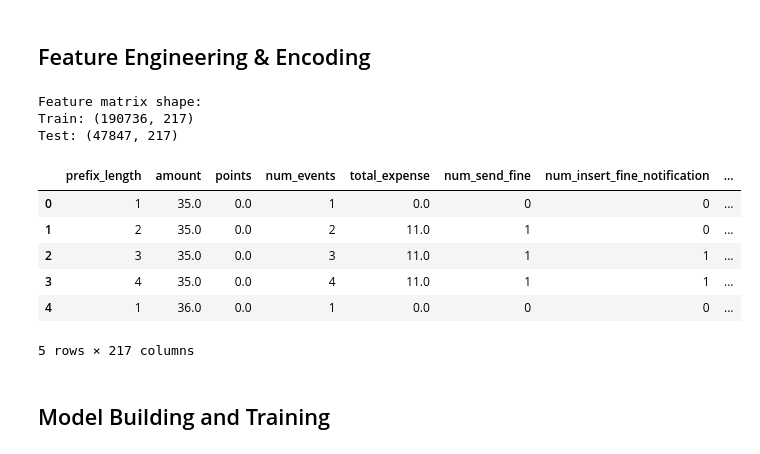
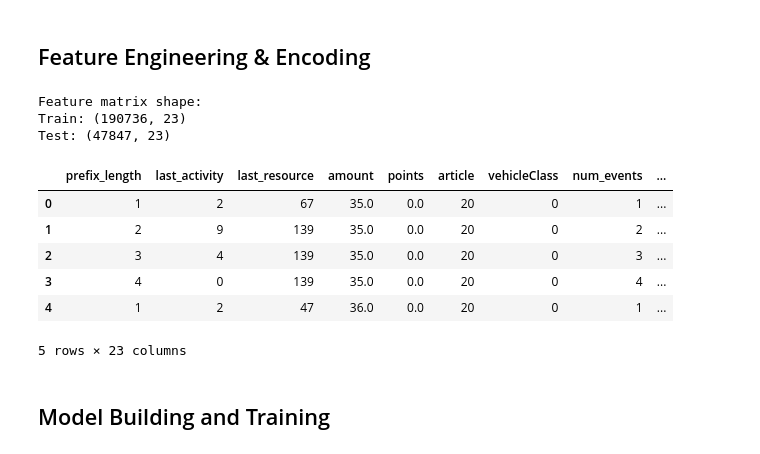
Before and after one commit to samuellukaswidmer/Bachelors-Thesis, a Jupyter notebook: predictive_monitoring.ipynb, the cells around one changed output. Cells and saved outputs as stored; diff of their text form; code cells hidden in the pictures.

Commit message:
use timethreshold for prefix extraction,remove ohe,add more time related features to see performance change

```diff
--- a/predictive_monitoring.ipynb
+++ b/predictive_monitoring.ipynb
@@ -189,0 +338,13 @@ Name: time_to_credit_collection_days, dtype: float64
+# %%
+# Usage
+TIME_THRESHOLD_DAYS = 200
+
+train_data = extract_prefixes_by_time_threshold(train_log, TIME_THRESHOLD_DAYS)
+test_data = extract_prefixes_by_time_threshold(test_log, TIME_THRESHOLD_DAYS)
+
+print(f"Training samples: {len(train_data)}")
+print(f"Test samples: {len(test_data)}")
+print(f"\nEvents captured in first {TIME_THRESHOLD_DAYS} days:")
+print(train_data['num_events'].describe())
+print(f"\nTarget (remaining days after {TIME_THRESHOLD_DAYS}-day threshold):")
+print(train_data['time_to_credit_collection_days'].describe())
@@ -192,41 +407,44 @@ Name: time_to_credit_collection_days, dtype: float64
 # %% [markdown]
 ## Feature Engineering & Encoding
 # %%
+from sklearn.preprocessing import LabelEncoder
+
 # Separate features and target
 feature_cols = [col for col in train_data.columns
                 if col not in ['case_id', 'time_to_credit_collection_days']]
 categorical_cols = ['last_activity', 'last_resource', 'article', 'vehicleClass']
 
-X_train = train_data[feature_cols]
+X_train = train_data[feature_cols].copy()
 y_train = train_data['time_to_credit_collection_days']
 
-X_test = test_data[feature_cols]
+X_test = test_data[feature_cols].copy()
 y_test = test_data['time_to_credit_collection_days']
 
-# One-hot encode categorical variables --> Necessary for RandomForest??
-X_train_encoded = pd.get_dummies(X_train, columns=categorical_cols)
-X_test_encoded = pd.get_dummies(X_test, columns=categorical_cols)
-
-# Align columns
-X_train_encoded, X_test_encoded = X_train_encoded.align(
-    X_test_encoded, join='left', axis=1, fill_value=0
-)
+# Label encode categorical variables (convert to integers)
+label_encoders = {}
+for col in categorical_cols:
+    le = LabelEncoder()
+    # Fit on combined data to handle unseen categories
+    le.fit(pd.concat([X_train[col], X_test[col]]).astype(str))
+    X_train[col] = le.transform(X_train[col].astype(str))
+    X_test[col] = le.transform(X_test[col].astype(str))
+    label_encoders[col] = le
 
 print(f"\nFeature matrix shape:")
-print(f"Train: {X_train_encoded.shape}")
-print(f"Test: {X_test_encoded.shape}")
-display(X_train_encoded.head())
+print(f"Train: {X_train.shape}")
+print(f"Test: {X_test.shape}")
+display(X_train.head())
 # %% [output]
 Feature matrix shape:
-Train: (190736, 217)
-Test: (47847, 217)
+Train: (190736, 23)
+Test: (47847, 23)
-|  | prefix_length | amount | points | num_events | total_expense | num_send_fine | num_insert_fine_notification | ... |
-| 0 | 1 | 35.0 | 0.0 | 1 | 0.0 | 0 | 0 | ... |
-| 1 | 2 | 35.0 | 0.0 | 2 | 11.0 | 1 | 0 | ... |
-| 2 | 3 | 35.0 | 0.0 | 3 | 11.0 | 1 | 1 | ... |
-| 3 | 4 | 35.0 | 0.0 | 4 | 11.0 | 1 | 1 | ... |
-| 4 | 1 | 36.0 | 0.0 | 1 | 0.0 | 0 | 0 | ... |
+|  | prefix_length | last_activity | last_resource | amount | points | article | vehicleClass | num_events | ... |
+| 0 | 1 | 2 | 67 | 35.0 | 0.0 | 20 | 0 | 1 | ... |
+| 1 | 2 | 9 | 139 | 35.0 | 0.0 | 20 | 0 | 2 | ... |
+| 2 | 3 | 4 | 139 | 35.0 | 0.0 | 20 | 0 | 3 | ... |
+| 3 | 4 | 0 | 139 | 35.0 | 0.0 | 20 | 0 | 4 | ... |
+| 4 | 1 | 2 | 47 | 36.0 | 0.0 | 20 | 0 | 1 | ... |
-5 rows × 217 columns
+5 rows × 23 columns
 # %% [markdown]
 ## Model Building and Training
 # %%
```
Also changed, not shown: parts of 10 cells of this notebook.
